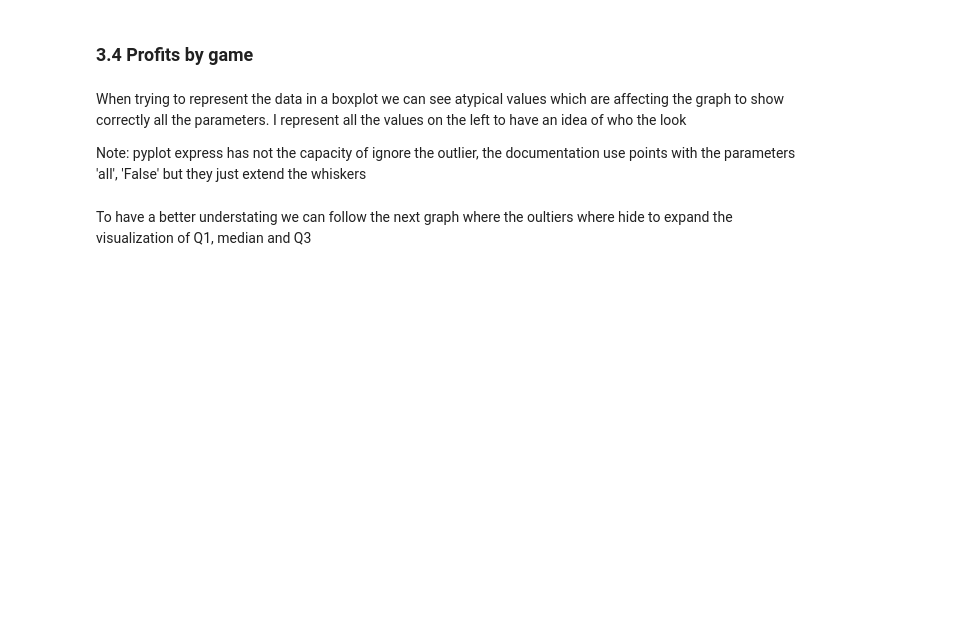
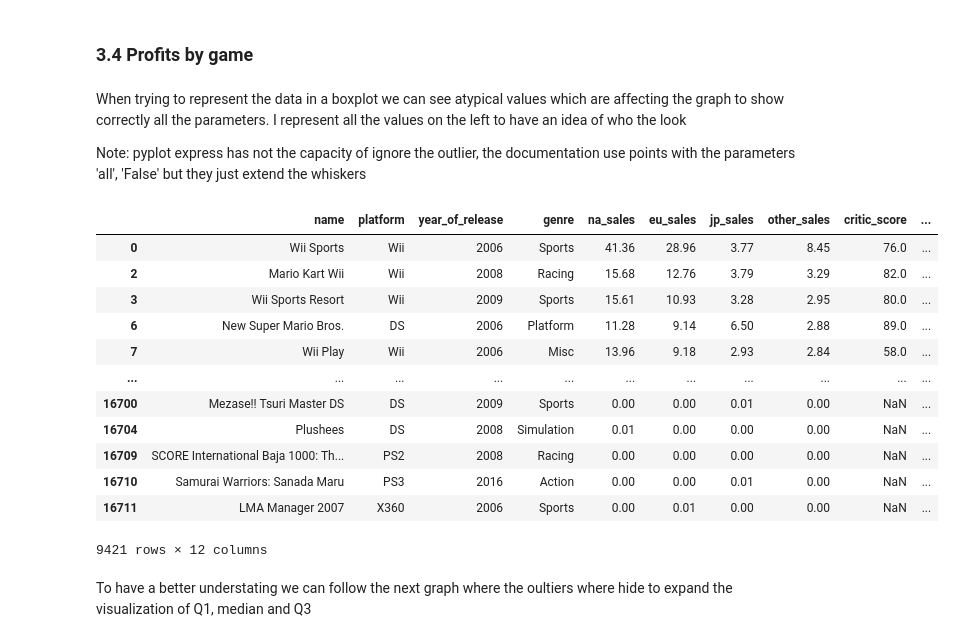
Before and after one commit to jmhrivera/project_6_ice_game_store, a Jupyter notebook: project6_analysis.ipynb, the cells around one changed output. Drawn from its saved outputs; the diff is of its cells as text; code cells hidden in the pictures; blank space fills up the shorter version.

```diff
--- a/project6_analysis.ipynb
+++ b/project6_analysis.ipynb
@@ -7,7 +7,8 @@ import numpy as np
 import matplotlib.pyplot as plt #usado en el paso 3
 import plotly_express as px
 import seaborn as sns
+from scipy import stats as st
 from plotly.subplots import make_subplots
-df = pd.read_csv("datasets/games.csv")
+df = pd.read_csv("./datasets/games.csv")
 # %% [markdown]
 # Step 2 Data Processing (Data cleaning, correction and formatting)
@@ -354,4 +394,20 @@ import matplotlib.pyplot as plt
 newdf = top6_sales_df[["platform",'total_sales']]
+# %%
+top6_sales_df
+# %% [output]
+|  | name | platform | year_of_release | genre | na_sales | eu_sales | jp_sales | other_sales | critic_score | ... |
+| 0 | Wii Sports | Wii | 2006 | Sports | 41.36 | 28.96 | 3.77 | 8.45 | 76.0 | ... |
+| 2 | Mario Kart Wii | Wii | 2008 | Racing | 15.68 | 12.76 | 3.79 | 3.29 | 82.0 | ... |
+| 3 | Wii Sports Resort | Wii | 2009 | Sports | 15.61 | 10.93 | 3.28 | 2.95 | 80.0 | ... |
+| 6 | New Super Mario Bros. | DS | 2006 | Platform | 11.28 | 9.14 | 6.50 | 2.88 | 89.0 | ... |
+| 7 | Wii Play | Wii | 2006 | Misc | 13.96 | 9.18 | 2.93 | 2.84 | 58.0 | ... |
+| ... | ... | ... | ... | ... | ... | ... | ... | ... | ... | ... |
+| 16700 | Mezase!! Tsuri Master DS | DS | 2009 | Sports | 0.00 | 0.00 | 0.01 | 0.00 | NaN | ... |
+| 16704 | Plushees | DS | 2008 | Simulation | 0.01 | 0.00 | 0.00 | 0.00 | NaN | ... |
+| 16709 | SCORE International Baja 1000: Th... | PS2 | 2008 | Racing | 0.00 | 0.00 | 0.00 | 0.00 | NaN | ... |
+| 16710 | Samurai Warriors: Sanada Maru | PS3 | 2016 | Action | 0.00 | 0.00 | 0.01 | 0.00 | NaN | ... |
+| 16711 | LMA Manager 2007 | X360 | 2006 | Sports | 0.00 | 0.01 | 0.00 | 0.00 | NaN | ... |
+9421 rows × 12 columns
 # %% [markdown]
 To have a better understating we can follow the next graph where the oultiers where hide to expand the visualization of Q1, median and Q3
 # %%
```
Also changed, not shown: parts of 49 cells of this notebook, 1 other file.
